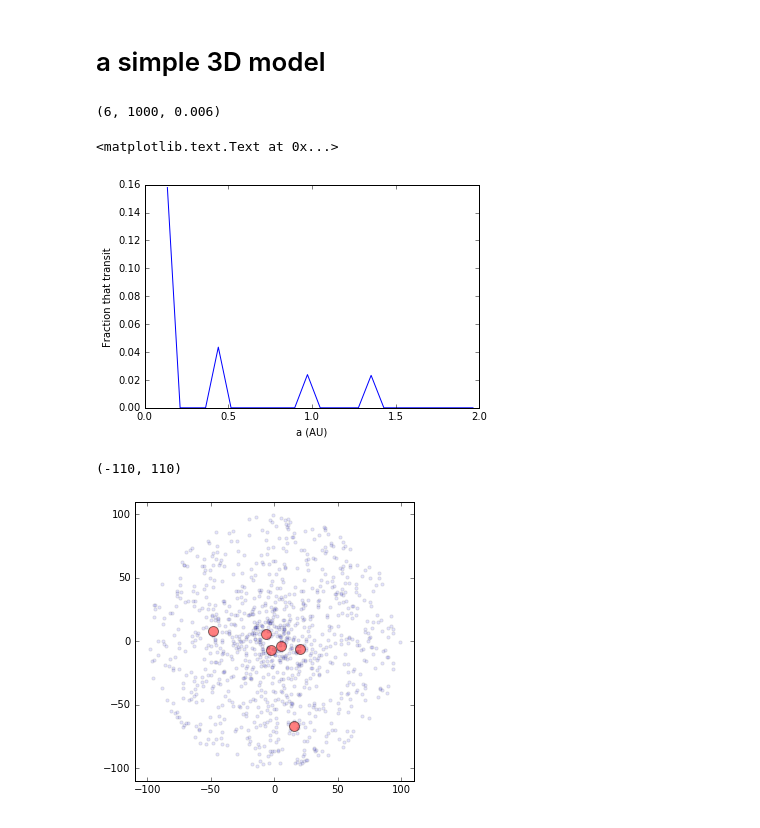
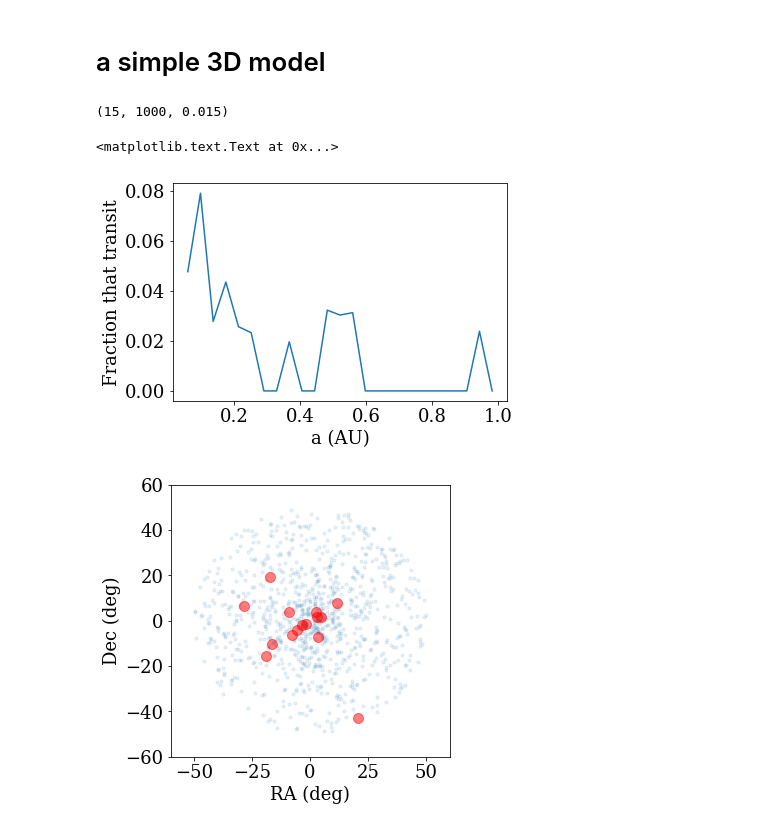
Before and after one commit to StellarCartography/survey_seti, a Jupyter notebook: figures/beacon.ipynb, the cells around one changed output. Drawn from its saved outputs; the diff is of its cells as text; code cells hidden in the pictures.

Commit message:
tweak 3d model space

```diff
--- a/figures/beacon.ipynb
+++ b/figures/beacon.ipynb
@@ -7,6 +7,10 @@ import numpy as np
 import matplotlib.pyplot as plt
 import matplotlib.patches as mpatches
 import matplotlib.cm as cm
+
+import matplotlib
+matplotlib.rcParams.update({'font.size':18})
+matplotlib.rcParams.update({'font.family':'serif'})
 # %% [markdown]
 The idea is simple: ET's would place artificial satellites in orbit around stars surrounding their home star system. The orbit period of the remote artificial satellites (or beacons) would be proportional to the distance from the remote star to the home star system. Each remote beacon system would be part of a network map leading to the home system. If the orbital period vs beacon distance relationship was known, the exact location of the home system could be triangulated using only a subset of the beacons.
 # %% [markdown]
@@ -66,17 +73,18 @@ n_b = 1000 # number of beacon systems
 i_max = 90.
 # i_max = 10. # what if we forced beacons to be roughly aligned w/ Galactic plane?
 
-d_min = 5 # min distance from ET home world to place beacons (pc)
-d_max = 100 # max distance from ET home world to place beacons (pc)
+d_min = 2 # min distance from ET home world to place beacons (pc)
+d_max = 50 # max distance from ET home world to place beacons (pc)
 
 d_home = 1000 # distance from Earth to ET Home world (in pc)
 
-alpha = 3. / 2. # the coefficient to encode the period-distance relationship - in this case encoding Kepler rot
+alpha = 3. / 2. # the coefficient to encode the period-distance relationship - in this case Kepler 3rd law
 
 R_star = 6.955e10 # cm (R_Sun)
 R_planet = 7149235 # cm (R_Jupiter)
 AU = 1.49598e13 # cm (1 AU)
 
+#__ the part to repeat __
 rad = np.random.random(n_b) * (d_max - d_min) + d_min # dist from ET Home to Beacons (pc)
 
 per = rad**alpha # the period, in days by arbitrary construction
@@ -84,6 +92,7 @@ per = rad**alpha # the period, in days by arbitrary construction
 a_AU = (per / 365.)**(2./3.) # the orbital semimajor axis (in AU), assuming solar scaling
 
 incl = np.random.random(n_b) * i_max # orbit plane inclination (deg)
+#__
 
 # plt.scatter(a_AU, per, s=90, alpha=0.6)
 # plt.xlabel('a (AU)')
@@ -93,8 +102,8 @@ incl = np.random.random(n_b) * i_max # orbit plane inclination (deg)
 
 b = a_AU * AU * np.sin(incl / 180. * np.pi)
 
-Transit = b < R_star + R_planet
-no_Transit = b >= R_star + R_planet
+Transit = b < (R_star + R_planet)
+no_Transit = b >= (R_star + R_planet)
 
 print(sum(Transit), n_b, float(sum(Transit)) / n_b)
 # plt.scatter(a_AU[no_Transit], per[no_Transit], s=20, alpha=0.6, c='blue', lw=0)
@@ -103,31 +112,33 @@ print(sum(Transit), n_b, float(sum(Transit)) / n_b)
 # plt.ylabel('Period (days)')
 # plt.xlim(0,2)
 # %% [output]
-(6, 1000, 0.006)
+(15, 1000, 0.015)
 # %%
 # make a plot of fraction of systems that transit as a function of orbital semimajor axis (a)
-yy, aa = np.histogram(a_AU[Transit], bins=25, range=(min(a_AU),2))
-nn, aa = np.histogram(a_AU[no_Transit], bins=25, range=(min(a_AU),2))
+yy, aa = np.histogram(a_AU[Transit], bins=25, range=(min(a_AU),1))
+nn, aa = np.histogram(a_AU[no_Transit], bins=25, range=(min(a_AU),1))
 
 plt.plot((aa[1:] + aa[0:-1])/2., np.array(yy, dtype='float') / nn)
 plt.xlabel('a (AU)')
 plt.ylabel('Fraction that transit')
 # %% [output]
 <matplotlib.text.Text at 0x...>
-[figure, old version]
+[figure, new version]
 # %%
-# now put beacons in random places in space
+# now put beacons in random places in space to illustrate on the sky
 theta = np.random.random(n_b) * 2 * np.pi
 phi = np.random.random(n_b) * np.pi
 
 x = rad * np.cos(theta)
 y = rad * np.sin(theta)
 
 plt.figure(figsize=(5,5))
 plt.scatter(x[no_Transit], y[no_Transit], s=10, alpha=0.1)
 plt.scatter(x[Transit], y[Transit], s=100, alpha=0.5, c='red')
-plt.xlim(-110,110)
-plt.ylim(-110,110)
+plt.xlim(-60,60)
+plt.ylim(-60,60)
+plt.xlabel('RA (deg)')
+plt.ylabel('Dec (deg)')
+plt.savefig('3d_model.pdf', dpi=150, bbox_inches='tight', pad_inches=0.25)
 # %% [output]
-(-110, 110)
-[figure, old version]
+[figure, new version]
```
Also changed, not shown: parts of 4 cells of this notebook, 2 other files.
